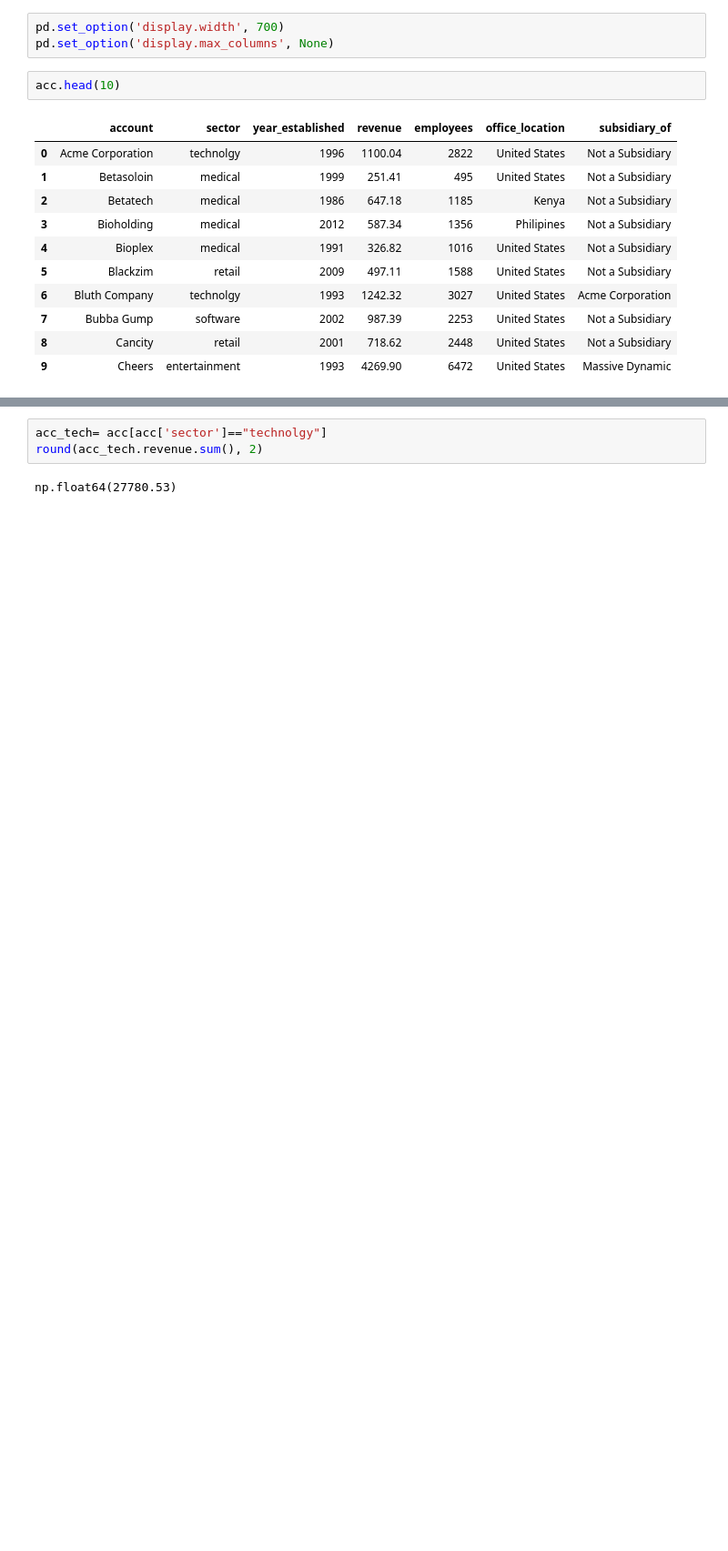
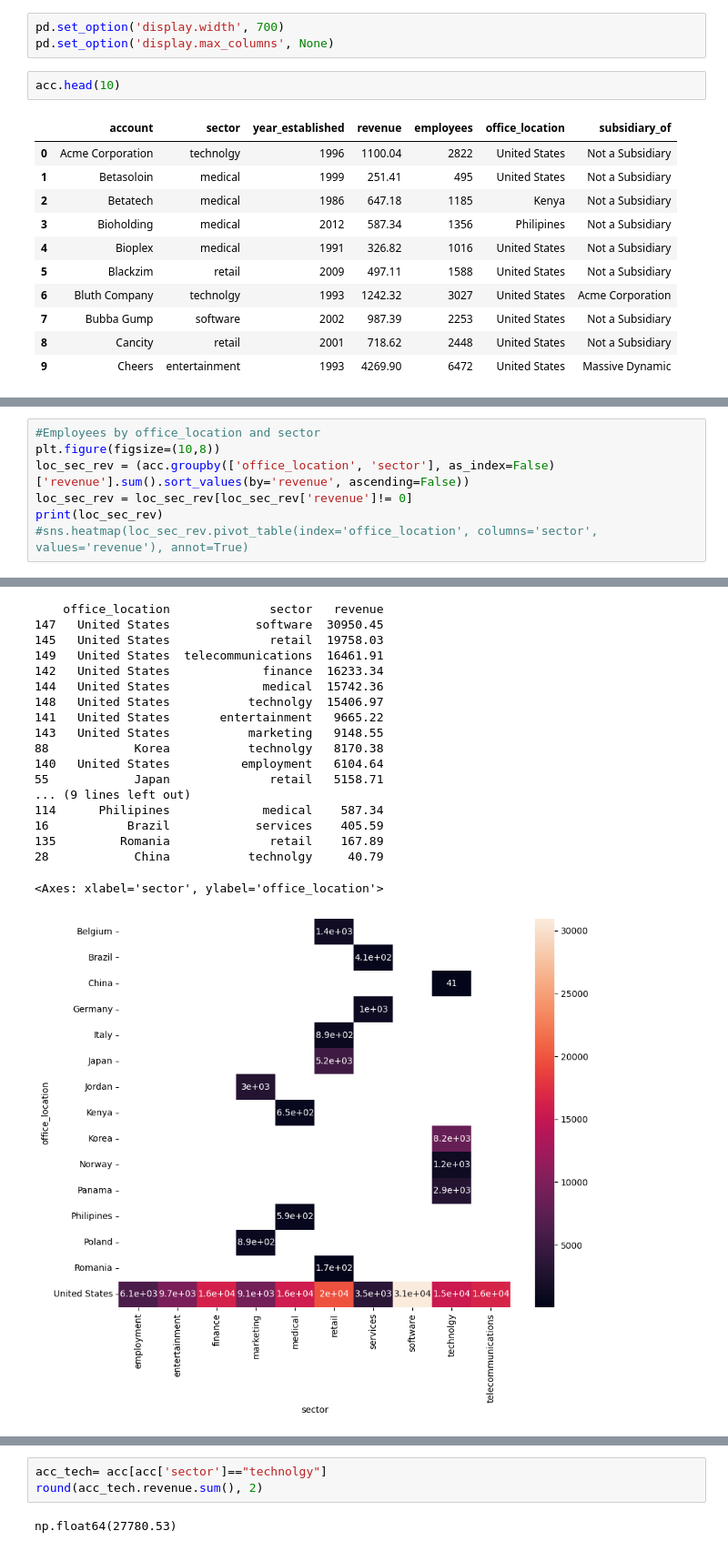
Before and after one commit to SuyogPatgave/Python_Codes-Projects, a Jupyter notebook: CRM_Project.ipynb, the cells around one changed output, grey strips where cells are left out. Shown at 91% size. Drawn from its saved outputs; the diff is of its cells as text; blank space fills up the shorter version.

```diff
--- a/CRM_Project.ipynb
+++ b/CRM_Project.ipynb
@@ -449,0 +489,8 @@ acc.head(10)
+# %%
+#Employees by office_location and sector
+plt.figure(figsize=(10,8))
+loc_sec_rev = (acc.groupby(['office_location', 'sector'], as_index=False)['revenue'].sum().sort_values(by='revenue', ascending=False))
+loc_sec_rev = loc_sec_rev[loc_sec_rev['revenue']!= 0]
+print(loc_sec_rev)
+#sns.heatmap(loc_sec_rev.pivot_table(index='office_location', columns='sector', values='revenue'), annot=True)
+# %% [output]
@@ -450,3 +501,22 @@ acc.head(10)
+    office_location              sector   revenue
+147   United States            software  30950.45
+145   United States              retail  19758.03
+149   United States  telecommunications  16461.91
+142   United States             finance  16233.34
+144   United States             medical  15742.36
+148   United States           technolgy  15406.97
+141   United States       entertainment   9665.22
+143   United States           marketing   9148.55
+88            Korea           technolgy   8170.38
+140   United States          employment   6104.64
+55            Japan              retail   5158.71
+... (9 lines left out)
+114      Philipines             medical    587.34
+16           Brazil            services    405.59
+135         Romania              retail    167.89
+28            China           technolgy     40.79
+<Axes: xlabel='sector', ylabel='office_location'>
+[figure, added]
 # %%
 #1.1 Total accounts by sectors
 acc_by_sec = acc.groupby('sector').size().sort_values(ascending=False)
```
Also changed, not shown: parts of 20 cells of this notebook.
